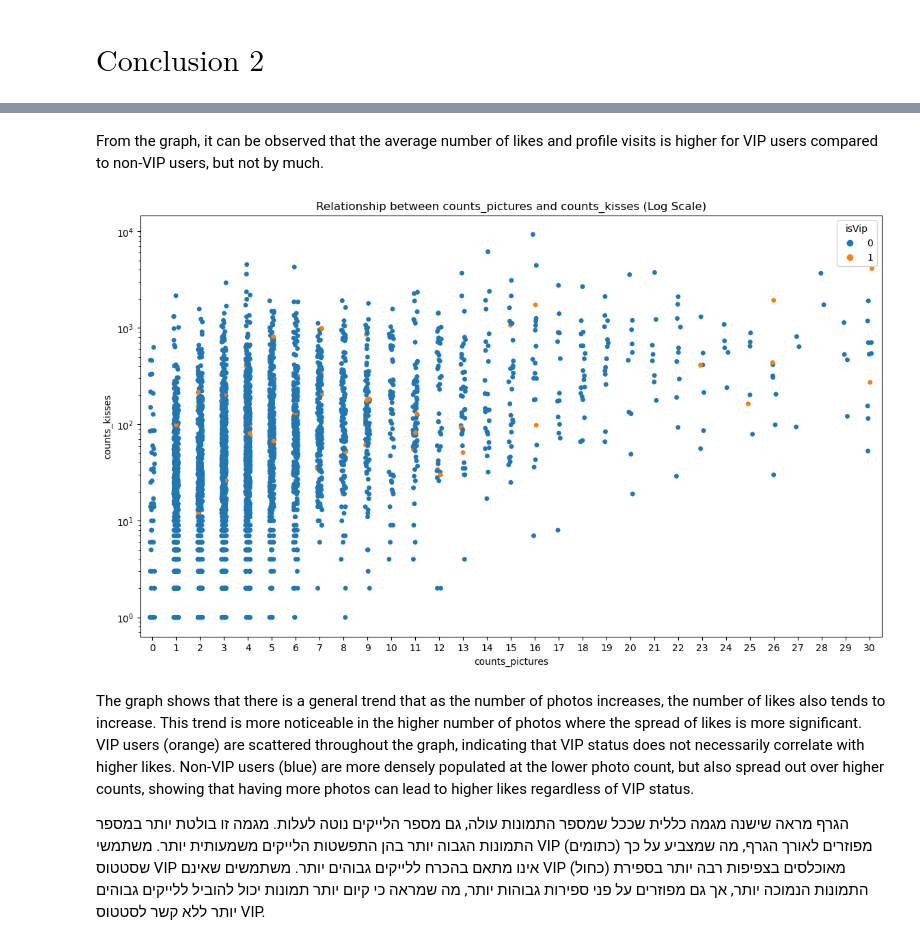
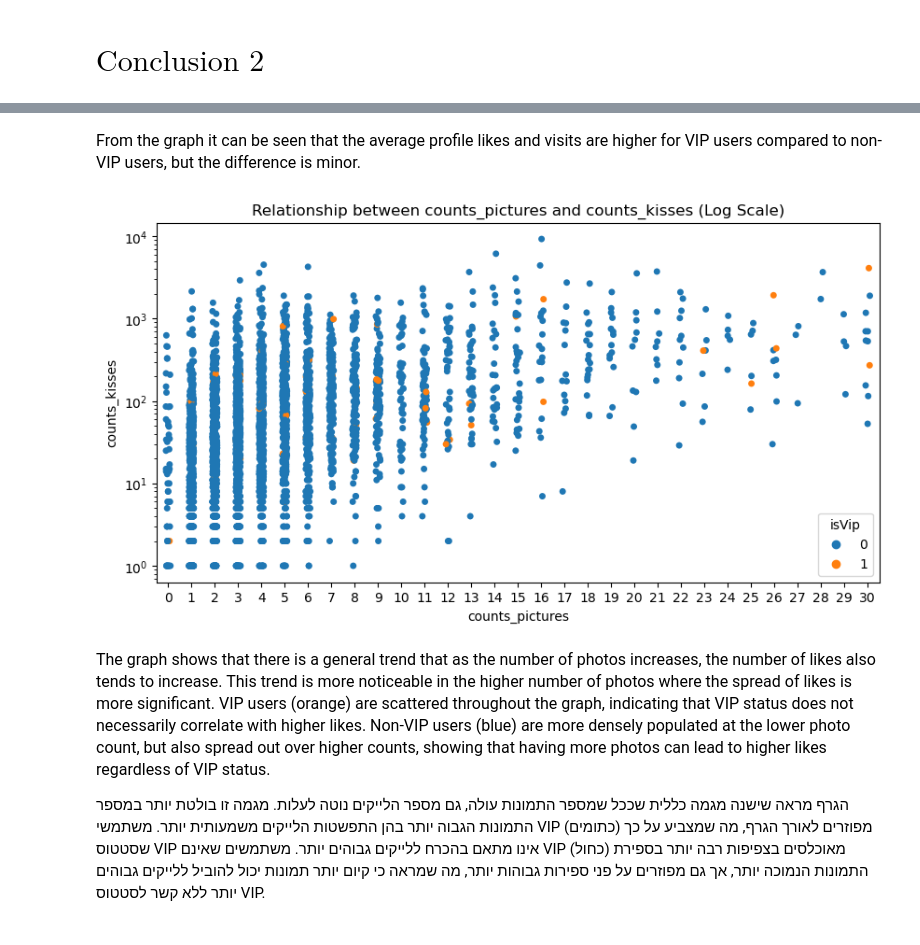
Before and after one commit to gil261/project1, a Jupyter notebook: 3פרויקט מעודכן .ipynb, the cells around one changed output, grey strips where cells are left out. Cells and saved outputs as stored; diff of their text form; code cells hidden in the pictures.

```diff
--- a/3פרויקט מעודכן .ipynb
+++ b/3פרויקט מעודכן .ipynb
@@ -536,20 +521,18 @@ plt.show()
 # %% [markdown]
-From the graph, it can be observed that the average number of likes and profile visits is higher for VIP users compared to non-VIP users, but not by much.
+<font size="3">From the graph it can be seen that the average profile likes and visits are higher for VIP users compared to non-VIP users, but the difference is minor.
 # %%
-# יצירת גרף stripplot
-plt.figure(figsize=(14, 8))
-sns.stripplot(x="counts_pictures", y="counts_kisses",hue="isVip", data=df)
+plt.figure(figsize=(10,5))
+sns.stripplot(x="counts_pictures", y="counts_kisses",hue="isVip", data=df_lovoo)
 plt.yscale('log')
 plt.xlabel('counts_pictures')
 plt.ylabel('counts_kisses')
 plt.title('Relationship between counts_pictures and counts_kisses (Log Scale)')
 plt.show()
 # %% [output]
-[figure, old version]
+[figure, new version]
 # %% [markdown]
-The graph shows that there is a general trend that as the number of photos increases, the number of likes also tends to increase. This trend is more noticeable in the higher number of photos where the spread of likes is more significant.
-VIP users (orange) are scattered throughout the graph, indicating that VIP status does not necessarily correlate with higher likes.
-Non-VIP users (blue) are more densely populated at the lower photo count, but also spread out over higher counts, showing that having more photos can lead to higher likes regardless of VIP status.
+<font size="3">The graph shows that there is a general trend that as the number of photos increases, the number of likes also tends to increase. This trend is more noticeable in the higher number of photos where the spread of likes is more significant.
+VIP users (orange) are scattered throughout the graph, indicating that VIP status does not necessarily correlate with higher likes. Non-VIP users (blue) are more densely populated at the lower photo count, but also spread out over higher counts, showing that having more photos can lead to higher likes regardless of VIP status.
 
 
 הגרף מראה שישנה מגמה כללית שככל שמספר התמונות עולה, גם מספר הלייקים נוטה לעלות. מגמה זו בולטת יותר במספר התמונות הגבוה יותר בהן התפשטות הלייקים משמעותית יותר.
```
Also changed, not shown: parts of 33 cells of this notebook.
